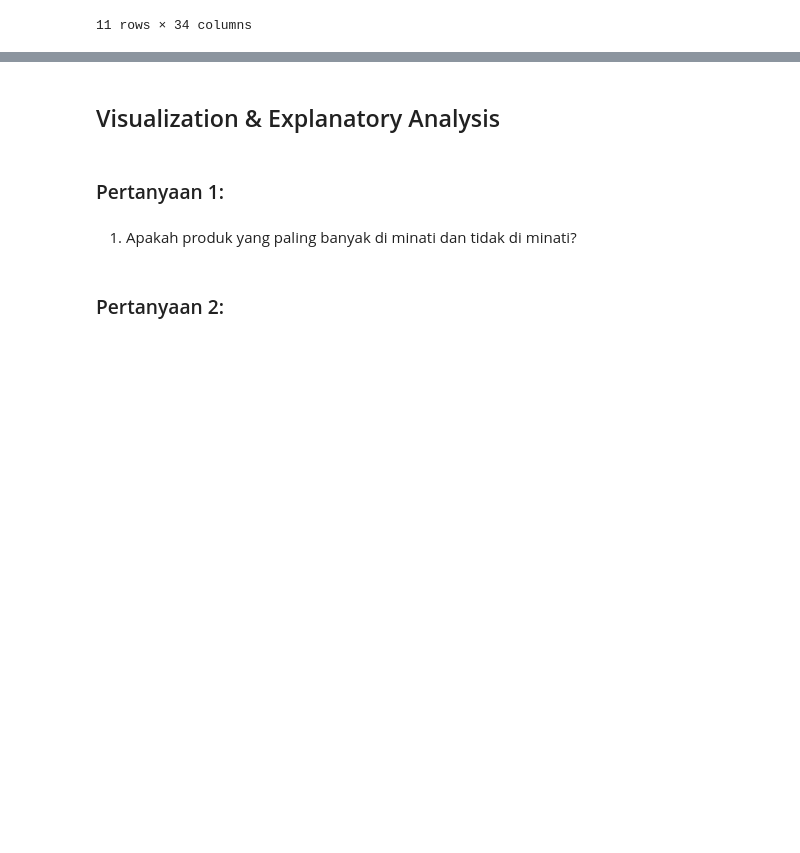
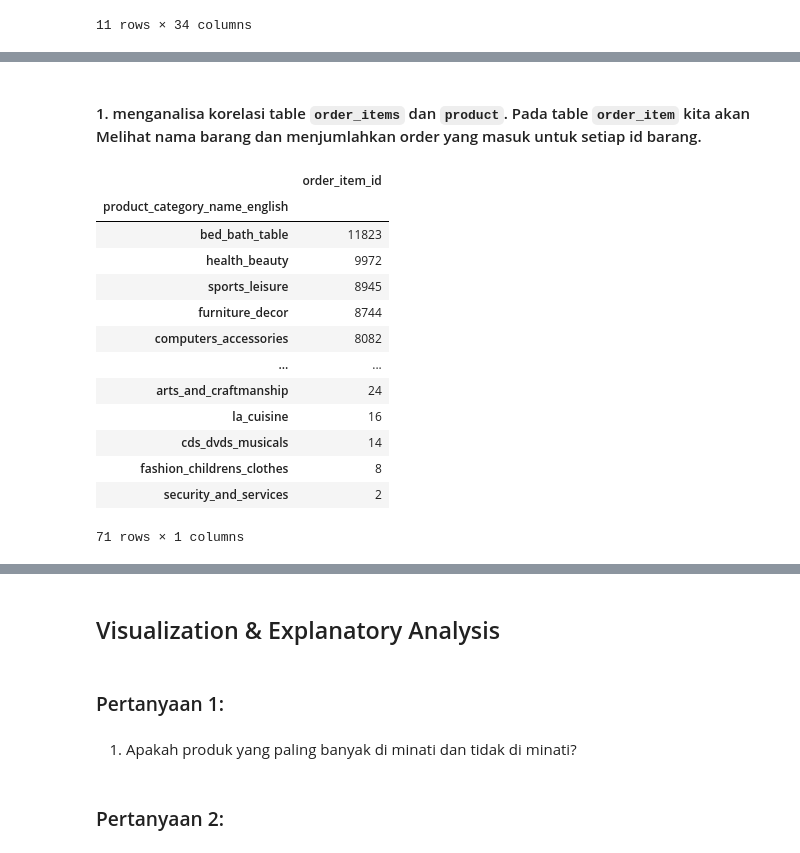
Before and after one commit to zhavei/Data-Analyst-Project-Ecommerce-Public-Dataset, a Jupyter notebook: notebook.ipynb, the cells around one changed output, grey strips where cells are left out. Saved outputs shown, nothing was run; the diff lists cells and outputs as text; code cells hidden in the pictures; blank space fills up the shorter version.

```diff
--- a/notebook.ipynb
+++ b/notebook.ipynb
@@ -461,29 +462,12 @@ memory usage: 30.1+ MB
 # %%
+
 combine_data_filtered = combine_data[[
-    'order_id',
-    'order_status',
-    'order_purchase_timestamp',
-    'order_approved_at',
-    'order_delivered_carrier_date',
-    'order_delivered_customer_date',
-    'order_estimated_delivery_date',
-    'seller_id',
-    'customer_unique_id',
-    'customer_city',
-    'customer_state',
-    'product_category_name',
-    'price',
-    'freight_value'
-]]
-
-[
         'order_id',
         'order_item_id',
         'product_id',
         'seller_id',
         'shipping_limit_date',
         'price',
-        'freight_value',
         'customer_id',
         'order_status',
         'order_purchase_timestamp',
@@ -496,13 +480,6 @@ combine_data_filtered = combine_data[[
         'customer_city',
         'customer_state',
         'product_category_name',
-        'product_name_lenght',
-        'product_description_lenght',
-        'product_photos_qty',
-        'product_weight_g',
-        'product_length_cm',
-        'product_height_cm',
-        'product_width_cm',
         'seller_zip_code_prefix',
         'seller_city',
         'seller_state',
@@ -511,4 +488,8 @@ combine_data_filtered = combine_data[[
         'payment_installments',
         'payment_value',
         'product_category_name_english'
-    ]
+    ]]
+
+combine_data.info()
+
+combine_data.head()
@@ -514,0 +521,23 @@ combine_data_filtered = combine_data[[
+# %% [markdown]
+#### 1. menganalisa korelasi table `order_items` dan `product`. Pada table `order_item` kita akan Melihat nama barang dan menjumlahkan order yang masuk untuk setiap id barang.
+# %%
+# Mengambil dua kolom saja, yaitu nama produk dan order
+df_orderitem_product = combine_data_filtered.loc[:,["product_category_name_english","order_item_id"]]
+
+# Menjumlahkan order sesuai nama produk, diurutkan berdasarkan order tertinggi sampai terendah
+df_orderitem_product.groupby("product_category_name_english").count().sort_values('order_item_id', ascending=False)
+# %% [output]
+|  | order_item_id |
+| product_category_name_english |  |
+| bed_bath_table | 11823 |
+| health_beauty | 9972 |
+| sports_leisure | 8945 |
+| furniture_decor | 8744 |
+| computers_accessories | 8082 |
+| ... | ... |
+| arts_and_craftmanship | 24 |
+| la_cuisine | 16 |
+| cds_dvds_musicals | 14 |
+| fashion_childrens_clothes | 8 |
+| security_and_services | 2 |
+71 rows × 1 columns
```
Also changed, not shown: parts of 20 cells of this notebook.
